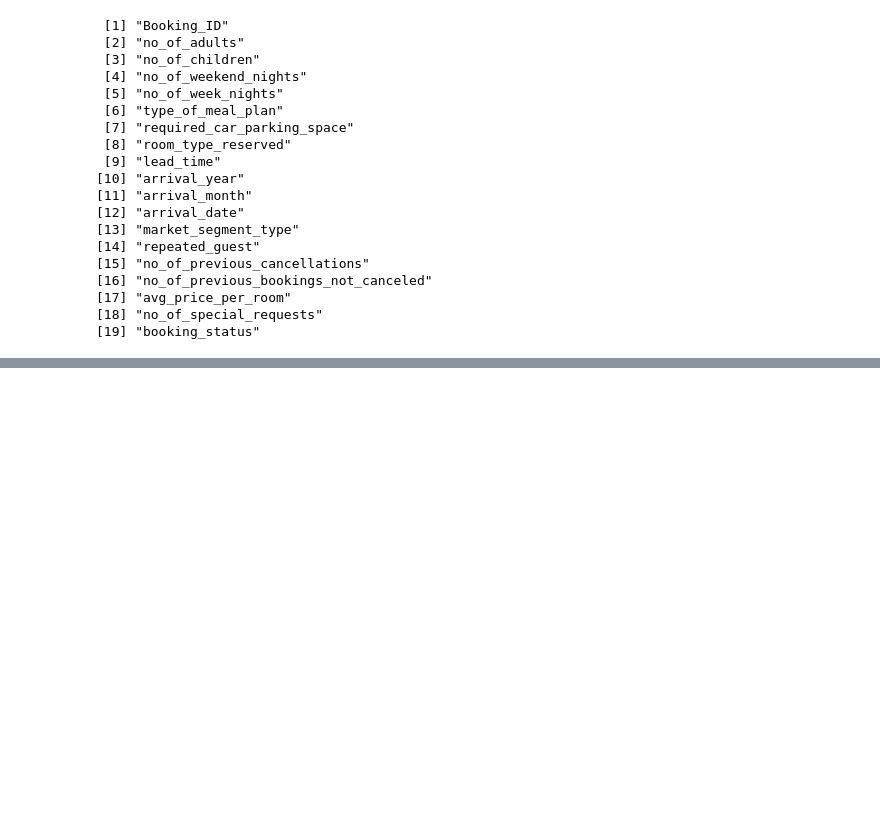
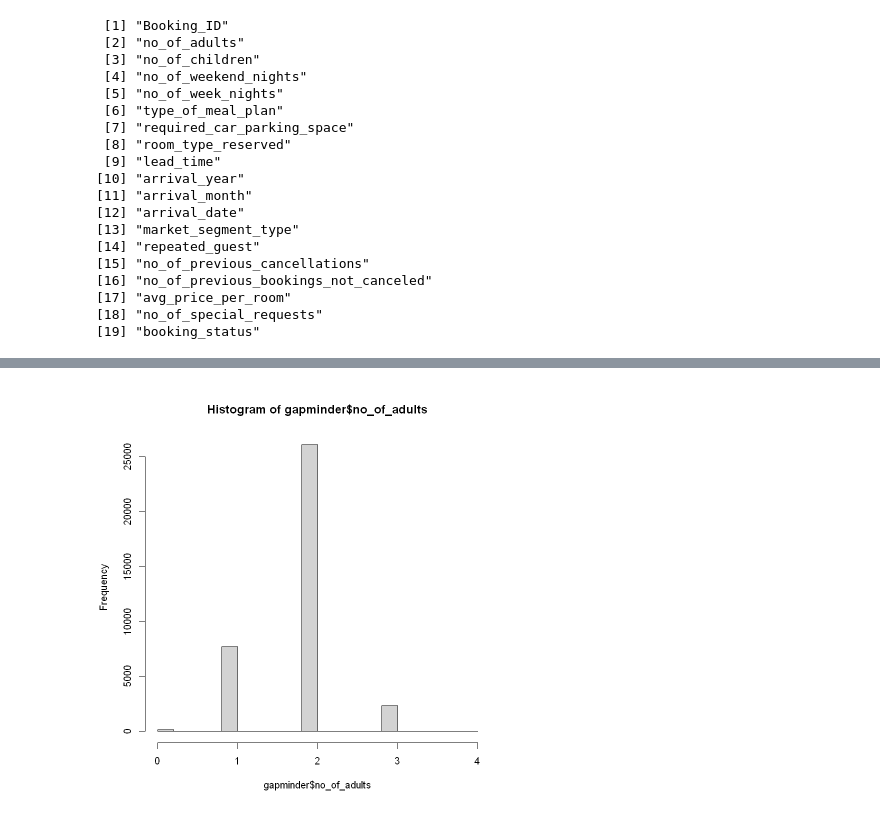
Before and after one commit to mgp165/trabajo_tema1, a Jupyter notebook: trabajo.ipynb, the cells around one changed output, grey strips where cells are left out. Cells and saved outputs as stored; diff of their text form; code cells hidden in the pictures; blank space fills up the shorter version.

```diff
--- a/trabajo.ipynb
+++ b/trabajo.ipynb
@@ -73,0 +97,4 @@ names(gapminder)
+# %%
+hist(gapminder$no_of_adults)
+# %% [output]
+[figure, added]
```
Also changed, not shown: parts of 4 cells of this notebook.
